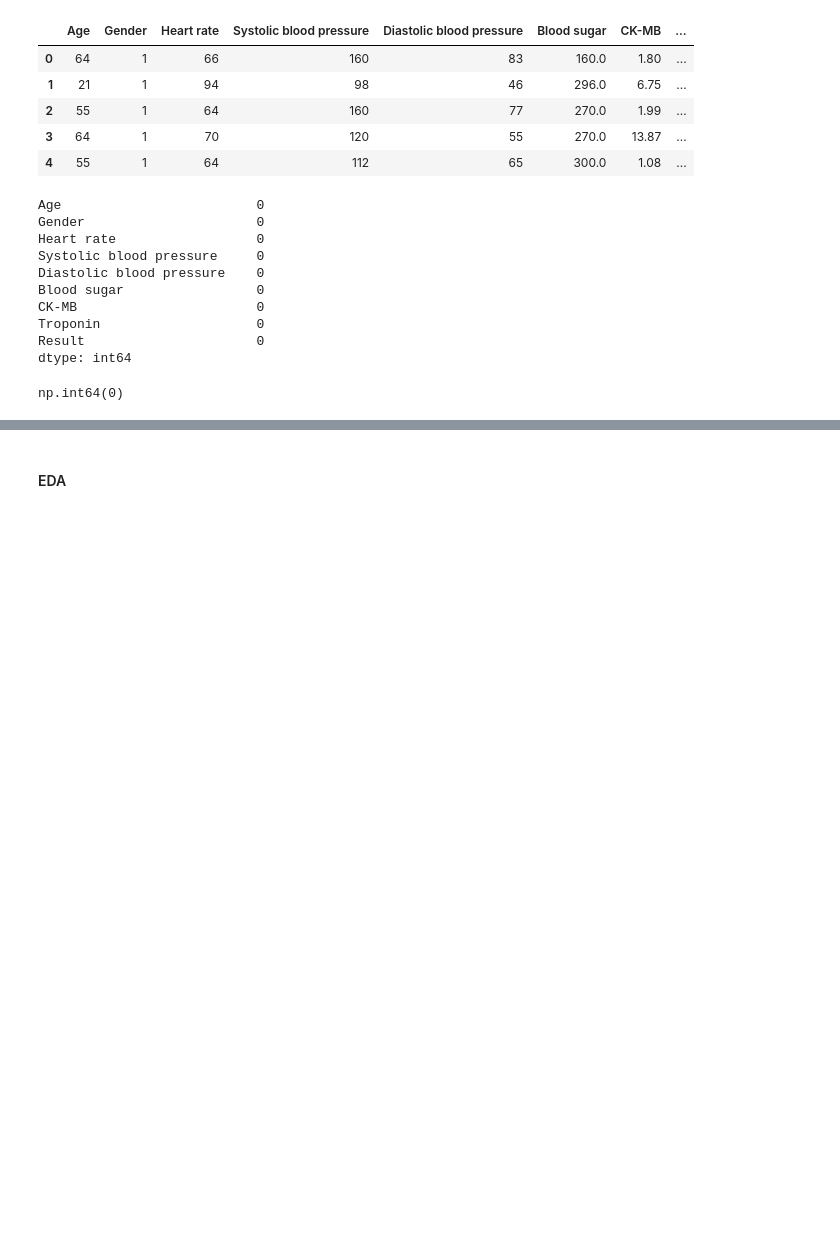
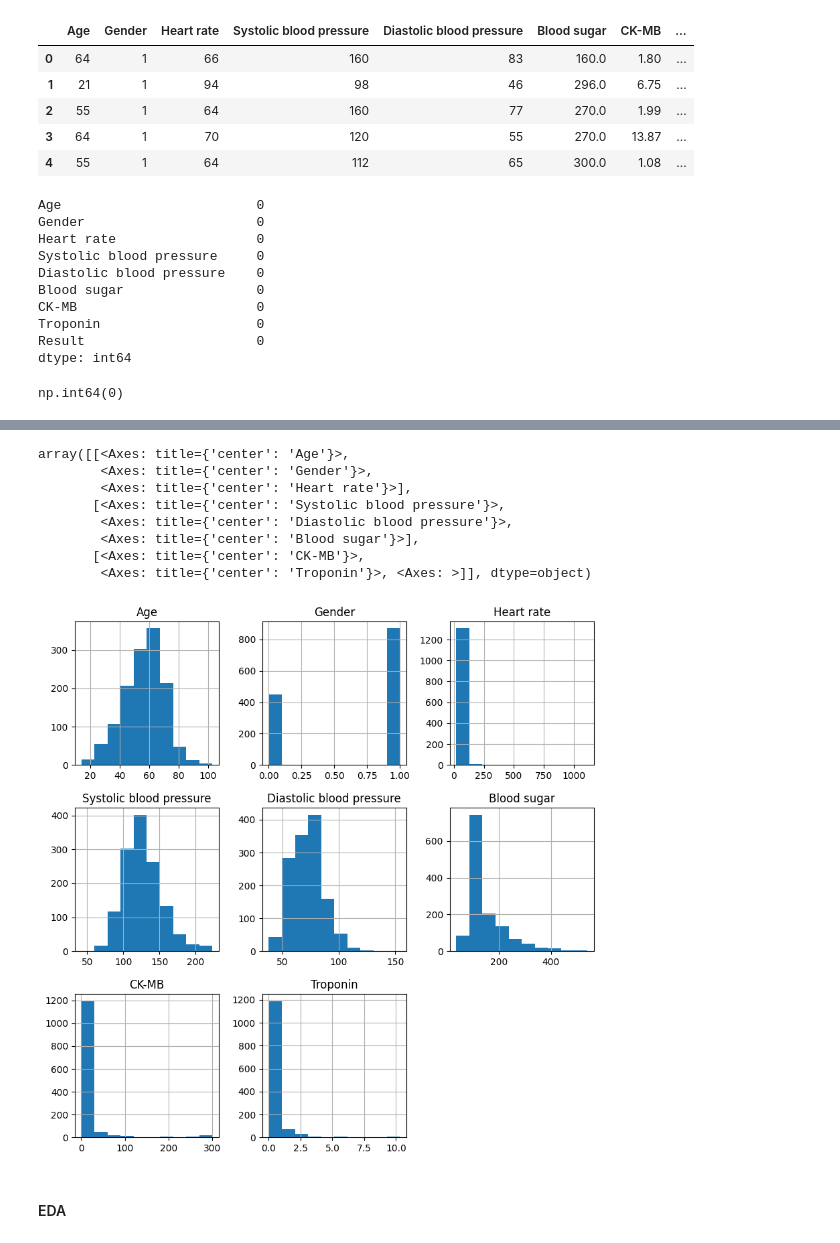
Before and after one commit to LeslyEJB/Use-Case-II, a Jupyter notebook: Medical_Dataset.ipynb, the cells around one changed output, grey strips where cells are left out. Drawn from its saved outputs; the diff is of its cells as text; code cells hidden in the pictures; blank space fills up the shorter version.

```diff
--- a/Medical_Dataset.ipynb
+++ b/Medical_Dataset.ipynb
@@ -85,2 +71,14 @@ plt.show()
+# %%
+df.hist(figsize=(10, 10))
+# %% [output]
+array([[<Axes: title={'center': 'Age'}>,
+        <Axes: title={'center': 'Gender'}>,
+        <Axes: title={'center': 'Heart rate'}>],
+       [<Axes: title={'center': 'Systolic blood pressure'}>,
+        <Axes: title={'center': 'Diastolic blood pressure'}>,
+        <Axes: title={'center': 'Blood sugar'}>],
+       [<Axes: title={'center': 'CK-MB'}>,
+        <Axes: title={'center': 'Troponin'}>, <Axes: >]], dtype=object)
+[figure, added]
 # %% [markdown]
 #### EDA
```
Also changed, not shown: parts of 3 cells of this notebook.
